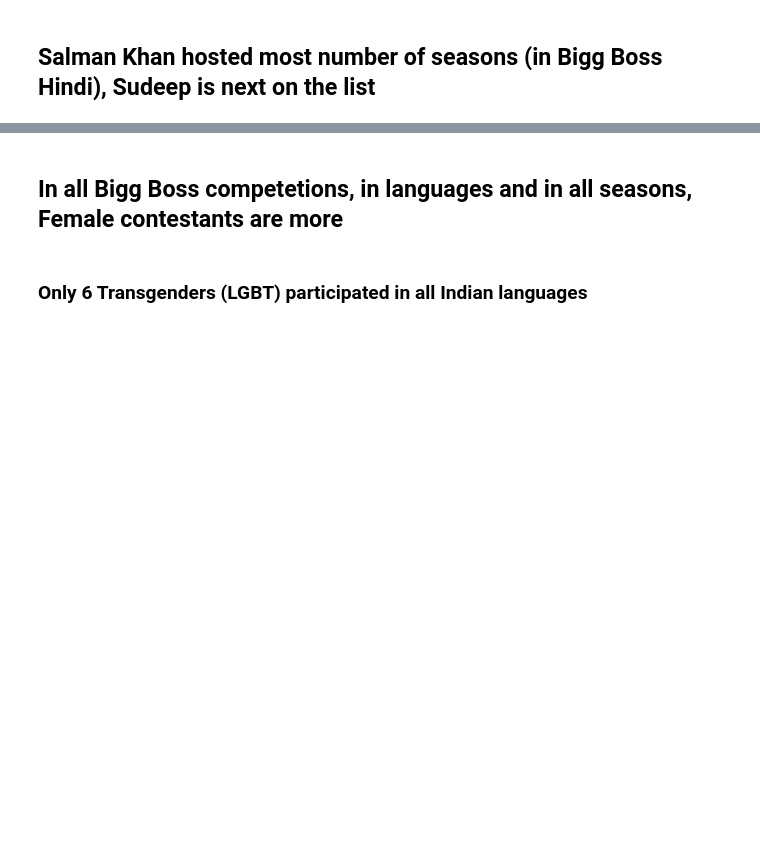
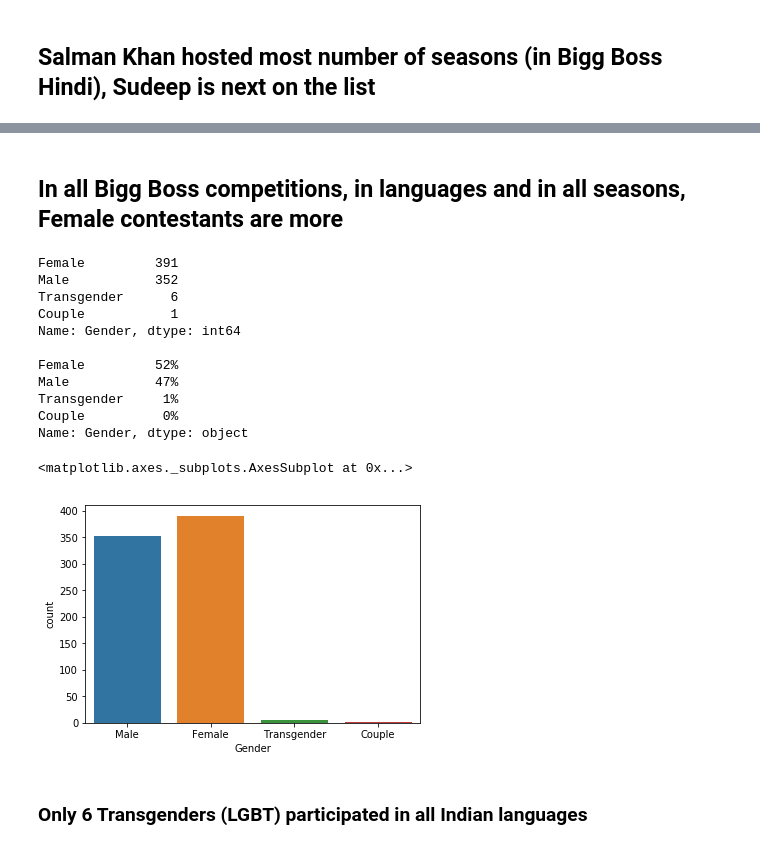
Before and after one commit to satya-thirumani/bigg-boss-data-set, a Jupyter notebook: Predicting Bigg Boss Hindi Season Winner.ipynb, the cells around one changed output, grey strips where cells are left out. Drawn from its saved outputs; the diff is of its cells as text; code cells hidden in the pictures; blank space fills up the shorter version.

```diff
--- a/Predicting Bigg Boss Hindi Season Winner.ipynb
+++ b/Predicting Bigg Boss Hindi Season Winner.ipynb
@@ -134,11 +322,27 @@ bigg_boss.groupby('Guest Host Name')['Season Number'].nunique().nlargest(10)
 # %% [markdown]
-## In all Bigg Boss competetions, in languages and in all seasons, Female contestants are more
+## In all Bigg Boss competitions, in languages and in all seasons, Female contestants are more
 # %%
 # Housemate's Gender
 print(bigg_boss['Gender'].value_counts(), "\n")
 
 # In percentage
 print(round(bigg_boss['Gender'].value_counts(normalize=True)*100).astype(str).str.replace('.0', '%'))
+
+sns.countplot(data = bigg_boss, x = 'Gender')
+# %% [output]
+Female         391
+Male           352
+Transgender      6
+Couple           1
+Name: Gender, dtype: int64
+
+Female         52%
+Male           47%
+Transgender     1%
+Couple          0%
+Name: Gender, dtype: object
+<matplotlib.axes._subplots.AxesSubplot at 0x...>
+[figure, added]
 # %% [markdown]
 ### Only 6 Transgenders (LGBT) participated in all Indian languages
 # %%
```
Also changed, not shown: parts of 79 cells of this notebook.
